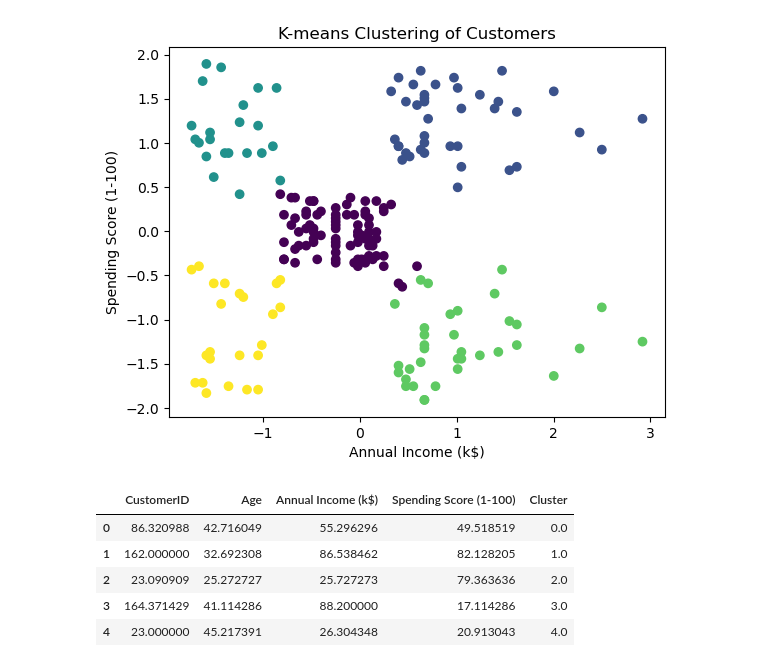
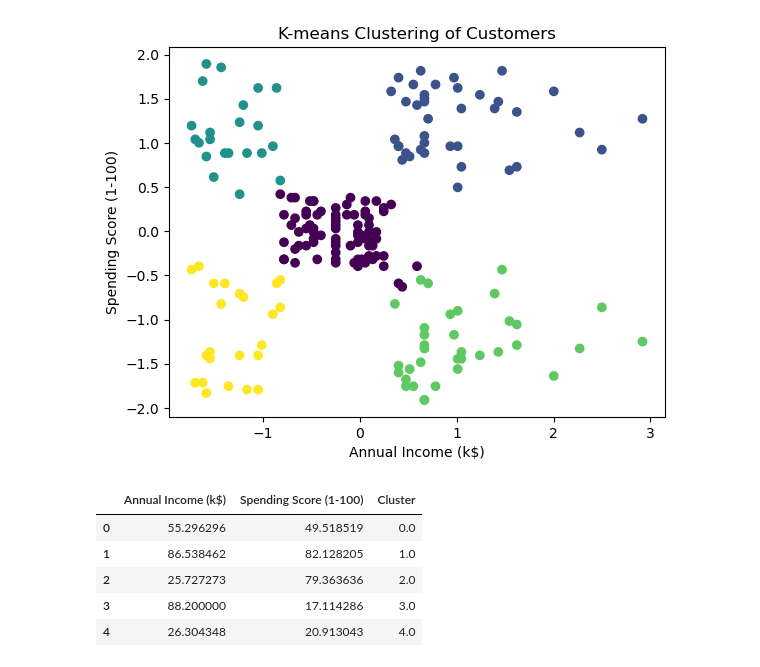
Before and after one commit to AbdoZahran59/PRODIGY_ML_02, a Jupyter notebook: Task 2/Task 2.ipynb, the cells around one changed output. Drawn from its saved outputs; the diff is of its cells as text; code cells hidden in the pictures.

```diff
--- a/Task 2/Task 2.ipynb
+++ b/Task 2/Task 2.ipynb
@@ -62,15 +62,16 @@ Inertia: 65.56840815571681
 [figure]
 # %%
 numeric_columns = mall_customers.select_dtypes(include=['number']).columns
-
+numeric_columns = numeric_columns.drop('CustomerID')
+numeric_columns = numeric_columns.drop('Age')
 # Group by cluster and calculate the mean for each cluster
 cluster_analysis = mall_customers.groupby('Cluster')[numeric_columns].mean()
 new_cluster_analysis = cluster_analysis.reset_index(drop=True)
 new_cluster_analysis
 # %% [output]
-|  | CustomerID | Age | Annual Income (k$) | Spending Score (1-100) | Cluster |
-| 0 | 86.320988 | 42.716049 | 55.296296 | 49.518519 | 0.0 |
-| 1 | 162.000000 | 32.692308 | 86.538462 | 82.128205 | 1.0 |
-| 2 | 23.090909 | 25.272727 | 25.727273 | 79.363636 | 2.0 |
-| 3 | 164.371429 | 41.114286 | 88.200000 | 17.114286 | 3.0 |
-| 4 | 23.000000 | 45.217391 | 26.304348 | 20.913043 | 4.0 |
+|  | Annual Income (k$) | Spending Score (1-100) | Cluster |
+| 0 | 55.296296 | 49.518519 | 0.0 |
+| 1 | 86.538462 | 82.128205 | 1.0 |
+| 2 | 25.727273 | 79.363636 | 2.0 |
+| 3 | 88.200000 | 17.114286 | 3.0 |
+| 4 | 26.304348 | 20.913043 | 4.0 |
```
